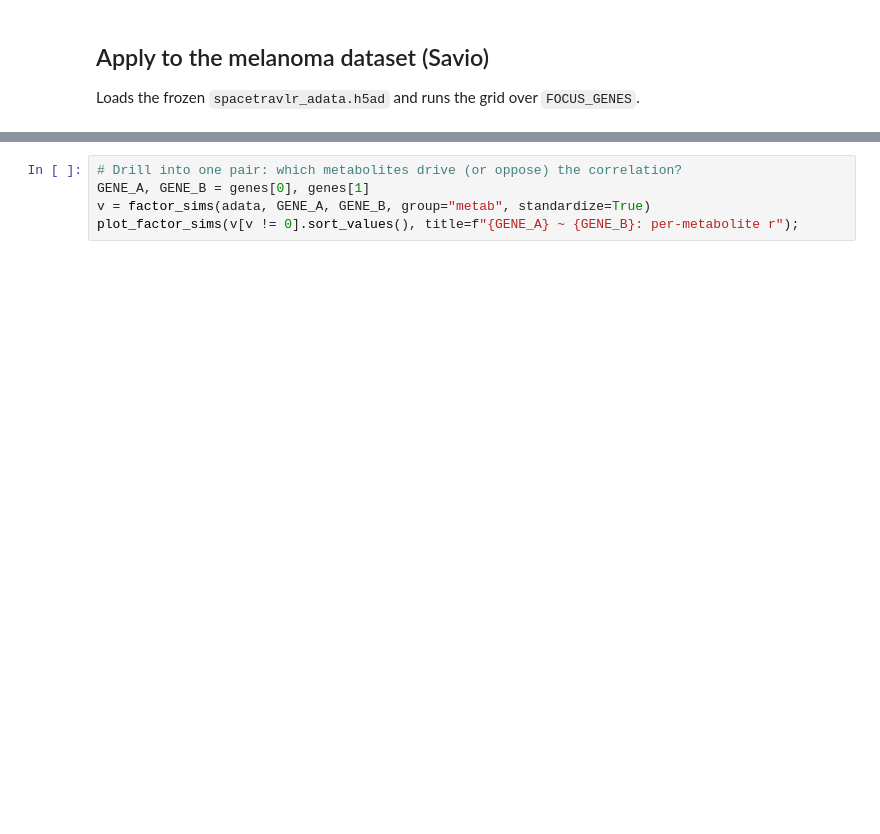
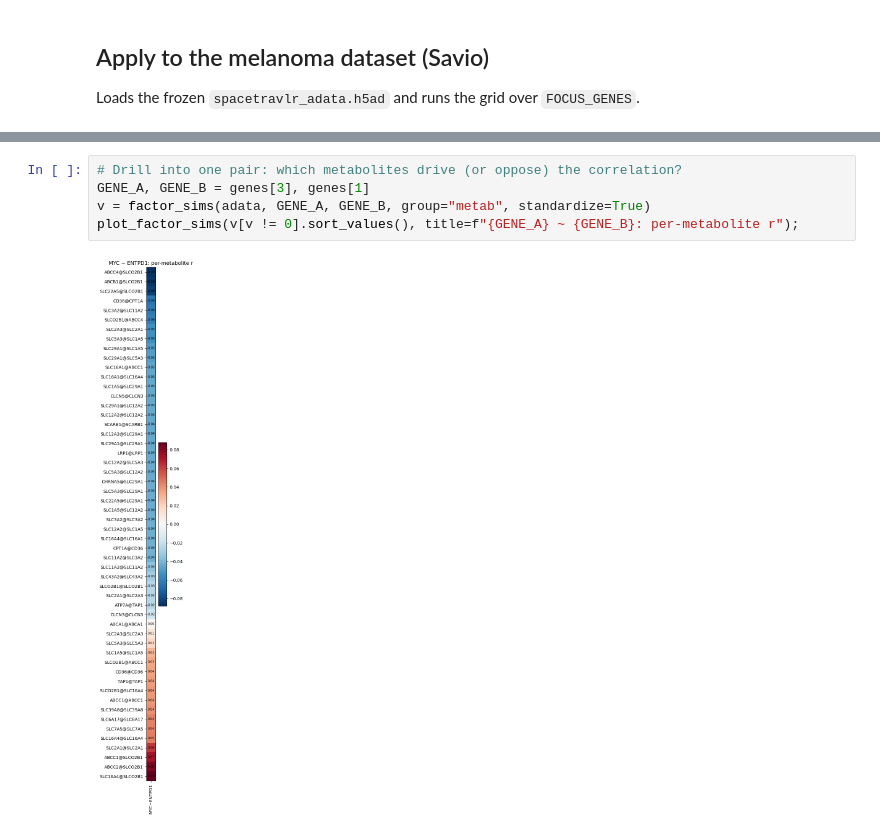
Before and after one commit to fosterea/MetabTravLR, a Jupyter notebook: metab_processing/Analysis/Foster/target_gene_sims.ipynb, the cells around one changed output, grey strips where cells are left out. Saved outputs shown, nothing was run; the diff lists cells and outputs as text; blank space fills up the shorter version.

```diff
--- a/metab_processing/Analysis/Foster/target_gene_sims.ipynb
+++ b/metab_processing/Analysis/Foster/target_gene_sims.ipynb
@@ -220,5 +245,7 @@ plot_grid(grid, title=f"{DATASET_NAME}: metab-coefficient similarity (mean r)");
 # %%
 # Drill into one pair: which metabolites drive (or oppose) the correlation?
-GENE_A, GENE_B = genes[0], genes[1]
+GENE_A, GENE_B = genes[3], genes[1]
 v = factor_sims(adata, GENE_A, GENE_B, group="metab", standardize=True)
 plot_factor_sims(v[v != 0].sort_values(), title=f"{GENE_A} ~ {GENE_B}: per-metabolite r");
+# %% [output]
+[figure, added]
```
Also changed, not shown: parts of 5 cells of this notebook.
